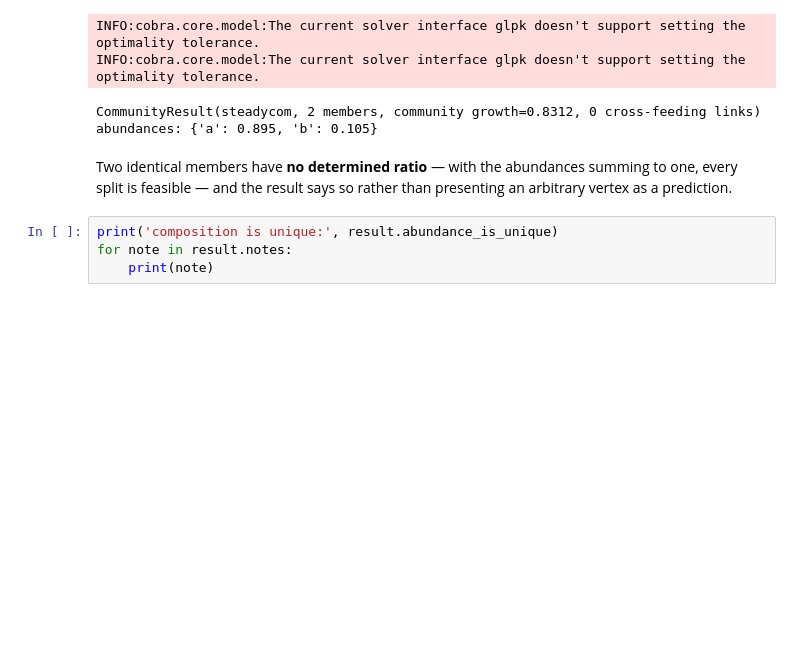
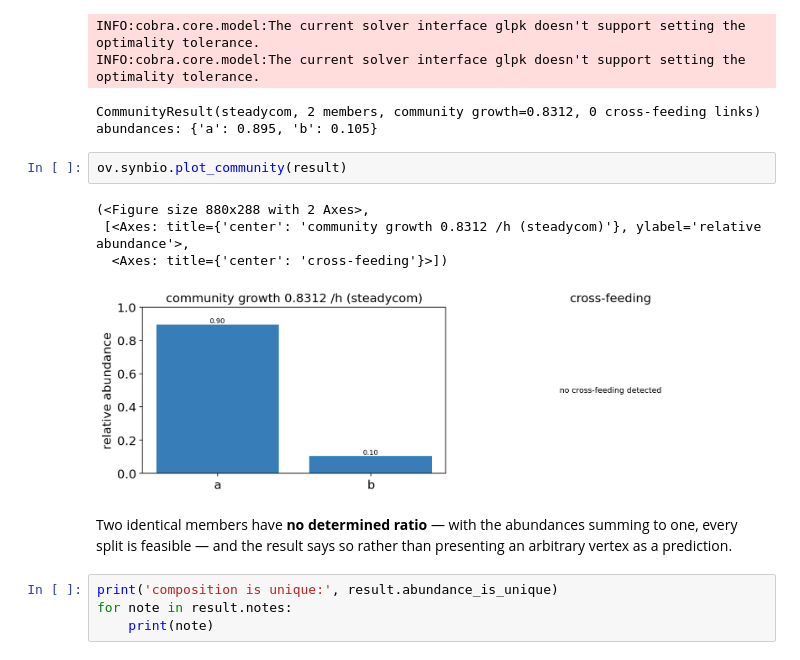
Before and after one commit to Starlitnightly/omicverse-tutorials, a Jupyter notebook: docs/Tutorials-synbio/t_synbio_05_strain_from_scratch.ipynb, the cells around one changed output. Drawn from its saved outputs; the diff is of its cells as text; blank space fills up the shorter version.

```diff
--- a/docs/Tutorials-synbio/t_synbio_05_strain_from_scratch.ipynb
+++ b/docs/Tutorials-synbio/t_synbio_05_strain_from_scratch.ipynb
@@ -301,6 +310,13 @@ INFO:cobra.core.model:The current solver interface glpk doesn't support setting
 INFO:cobra.core.model:The current solver interface glpk doesn't support setting the optimality tolerance.
 CommunityResult(steadycom, 2 members, community growth=0.8312, 0 cross-feeding links)
 abundances: {'a': 0.895, 'b': 0.105}
+# %%
+ov.synbio.plot_community(result)
+# %% [output]
+(<Figure size 880x288 with 2 Axes>,
+ [<Axes: title={'center': 'community growth 0.8312 /h (steadycom)'}, ylabel='relative abundance'>,
+  <Axes: title={'center': 'cross-feeding'}>])
+[figure, added]
 # %% [markdown]
 Two identical members have **no determined ratio** — with the abundances summing to one, every split is feasible — and the result says so rather than presenting an arbitrary vertex as a prediction.
 # %%
```
Also changed, not shown: parts of 6 cells of this notebook, 1 other file.
